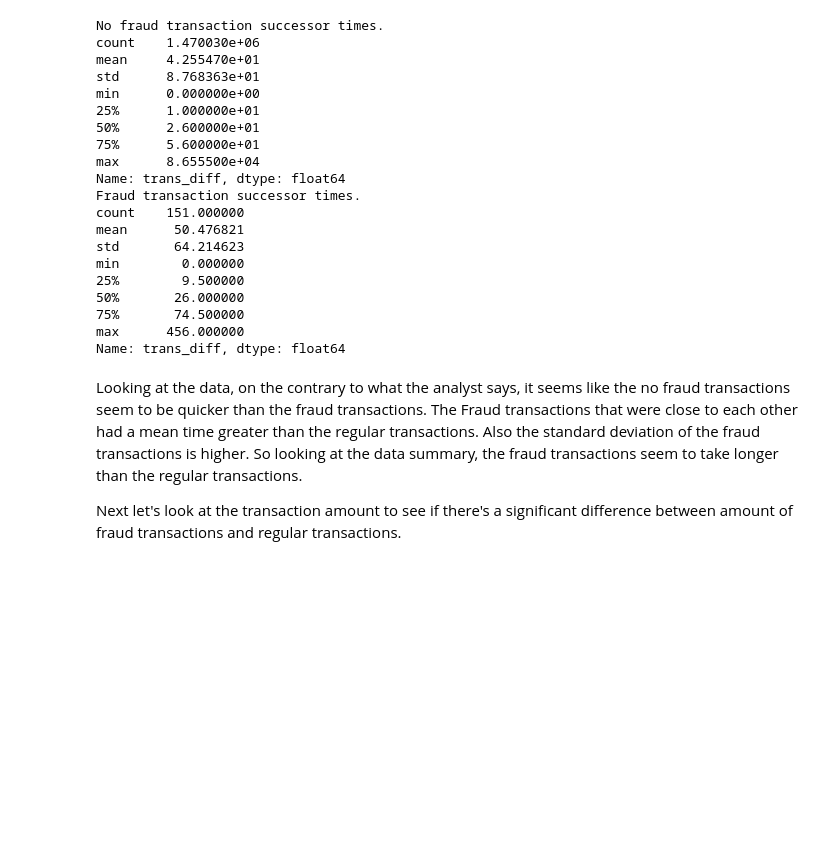
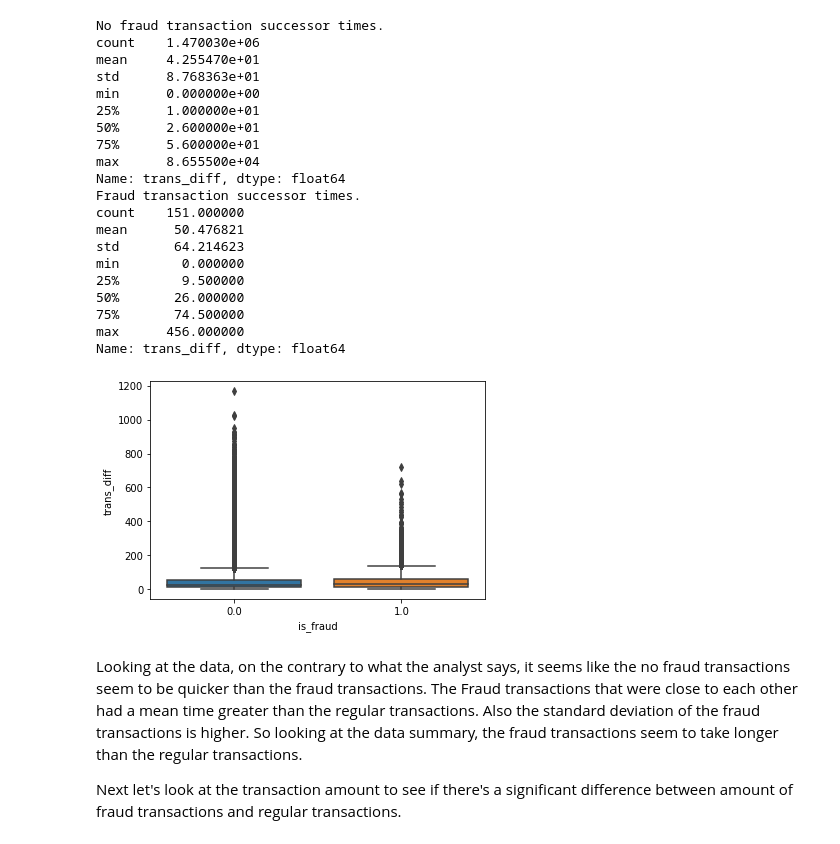
Before and after one commit to kaneelgit/senevirathne-kaneel-EN705603, a Jupyter notebook: securebank/analysis/data_analysis.ipynb, the cells around one changed output. Cells and saved outputs as stored; diff of their text form; code cells hidden in the pictures; blank space fills up the shorter version.

```diff
--- a/securebank/analysis/data_analysis.ipynb
+++ b/securebank/analysis/data_analysis.ipynb
@@ -273,6 +273,13 @@ min        0.000000
 75%       74.500000
 max      456.000000
 Name: trans_diff, dtype: float64
+# %%
+import seaborn as sns
+
+sns.boxplot(x = 'is_fraud', y = 'trans_diff', data = df2[df2['trans_diff'] < 20000])
+plt.show()
+# %% [output]
+[figure, added]
 # %% [markdown]
 Looking at the data, on the contrary to what the analyst says, it seems like the no fraud transactions seem to be quicker than the fraud transactions. The Fraud transactions that were close to each other had a mean time greater than the regular transactions. Also the standard deviation of the fraud transactions is higher. So looking at the data summary, the fraud transactions seem to take longer than the regular transactions.
 
```
Also changed, not shown: parts of 2 cells of this notebook, 12 other files.
